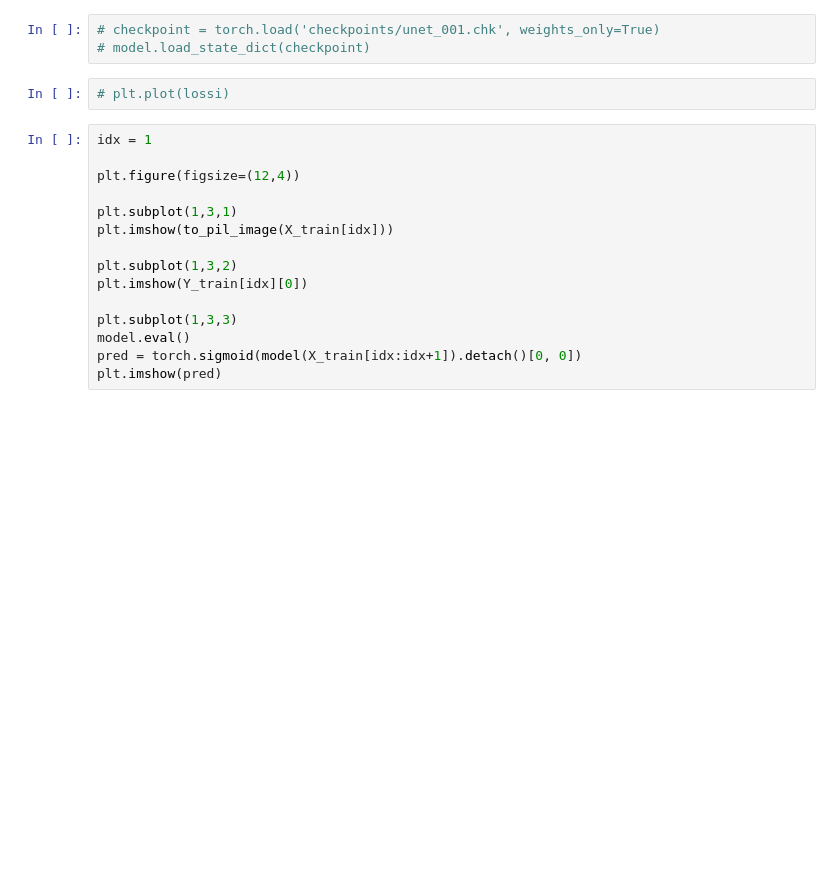
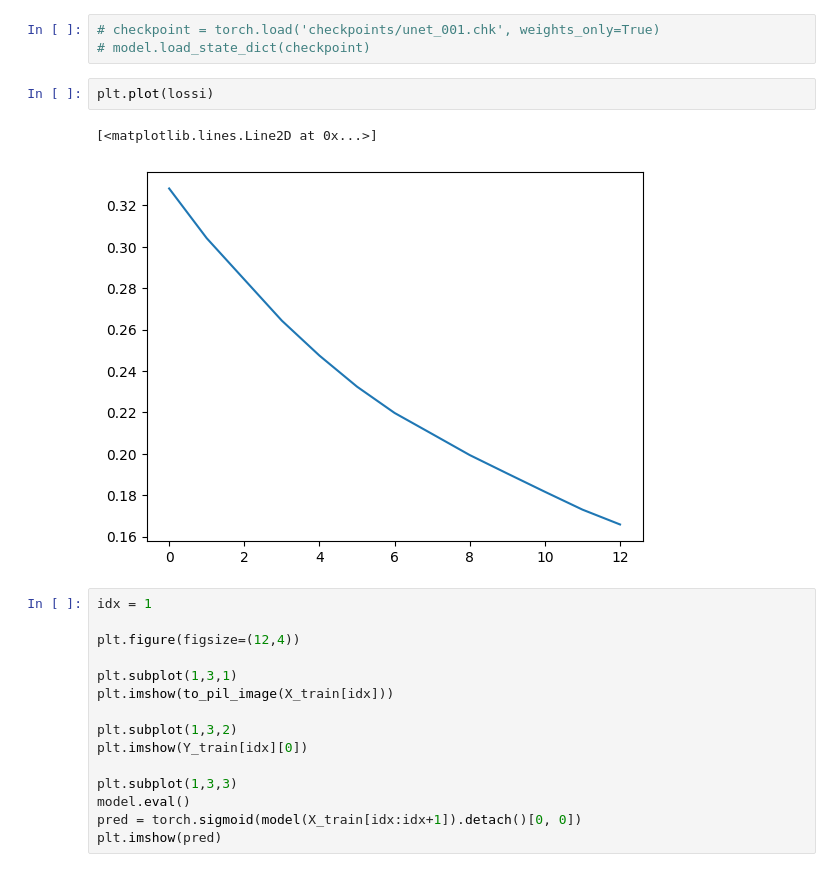
Before and after one commit to enix403/road_seg, a Jupyter notebook: main.ipynb, the cells around one changed output. Drawn from its saved outputs; the diff is of its cells as text; blank space fills up the shorter version.

```diff
--- a/main.ipynb
+++ b/main.ipynb
@@ -83,7 +83,10 @@ Wall time: 29min 48s
 # checkpoint = torch.load('checkpoints/unet_001.chk', weights_only=True)
 # model.load_state_dict(checkpoint)
 # %%
-# plt.plot(lossi)
+plt.plot(lossi)
+# %% [output]
+[<matplotlib.lines.Line2D at 0x...>]
+[figure, added]
 # %%
 idx = 1
 
```
